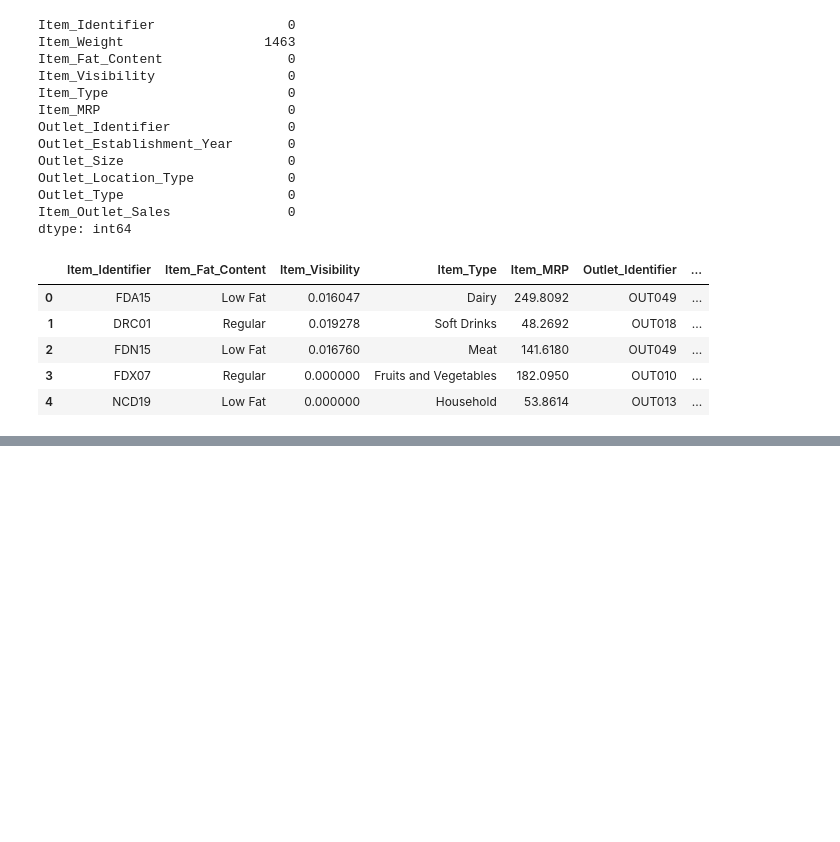
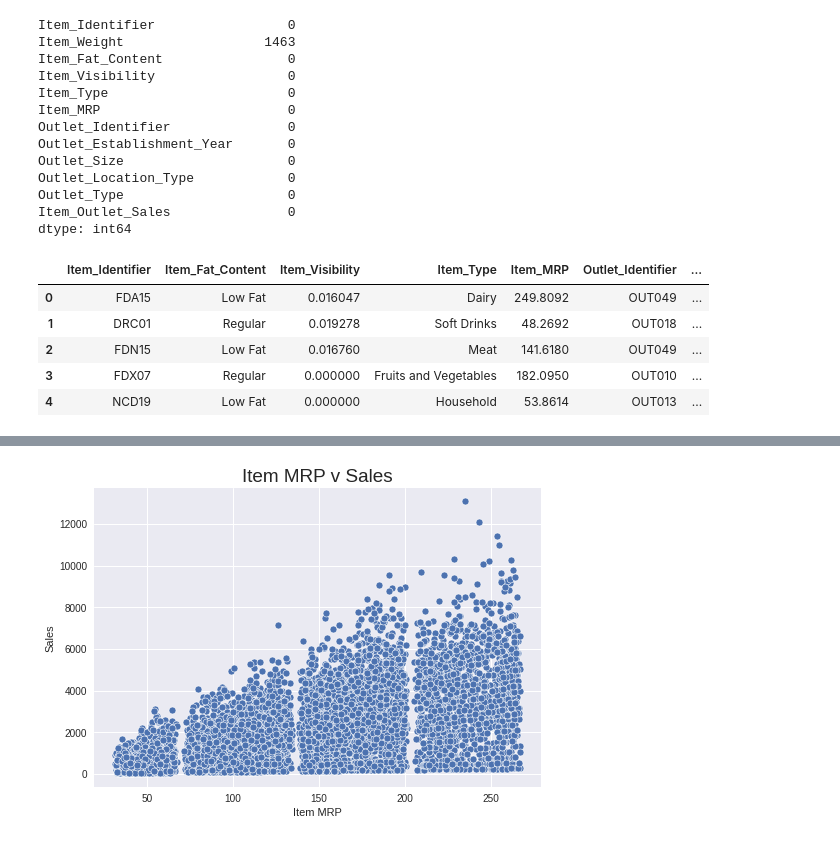
Before and after one commit to Drodricks0/Sales_Prediction, a Jupyter notebook: Project_1.ipynb, the cells around one changed output, grey strips where cells are left out. Saved outputs shown, nothing was run; the diff lists cells and outputs as text; code cells hidden in the pictures; blank space fills up the shorter version.

```diff
--- a/Project_1.ipynb
+++ b/Project_1.ipynb
@@ -115,0 +125,10 @@ df.head()
+# %%
+outlet_sales = df['Item_Outlet_Sales']
+mrp = df['Item_MRP']
+
+sns.scatterplot(x=mrp, y=outlet_sales)
+plt.xlabel('Item MRP')
+plt.ylabel('Sales')
+plt.title('Item MRP v Sales', size=19);
+# %% [output]
+[figure, added]
```
Also changed, not shown: parts of 9 cells of this notebook.
